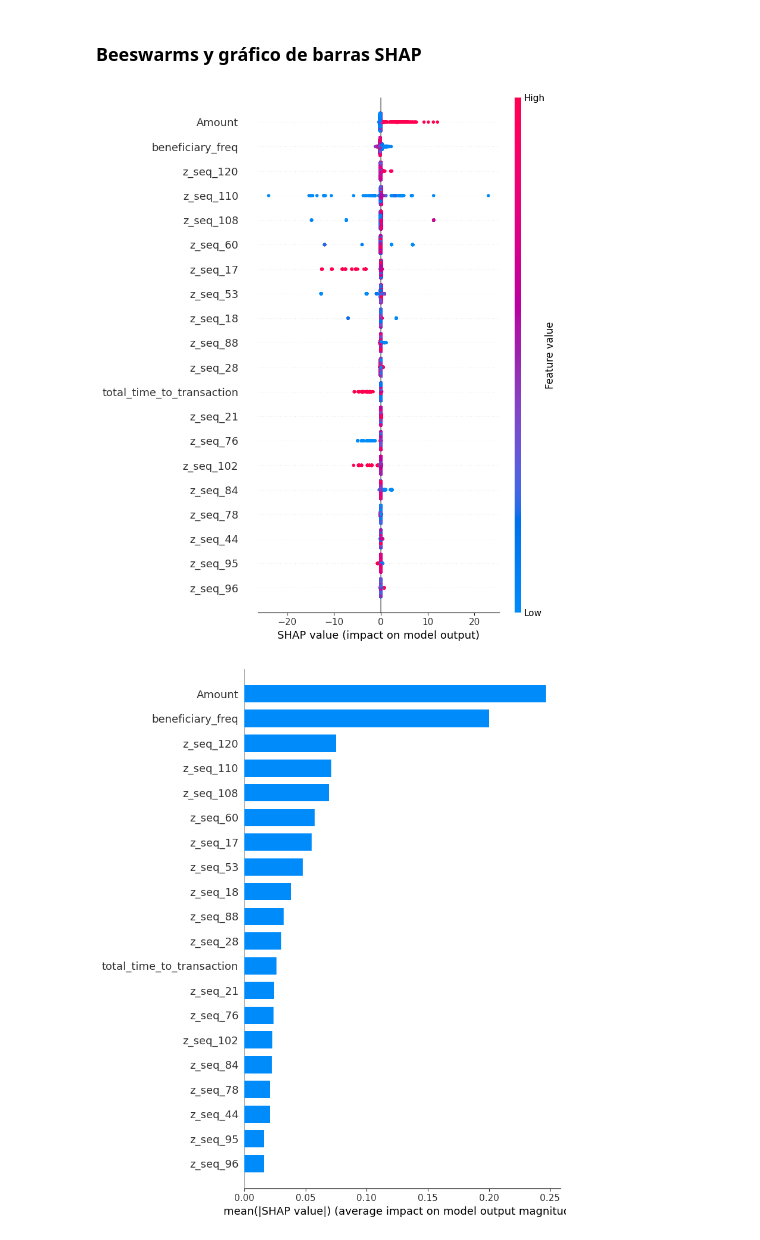
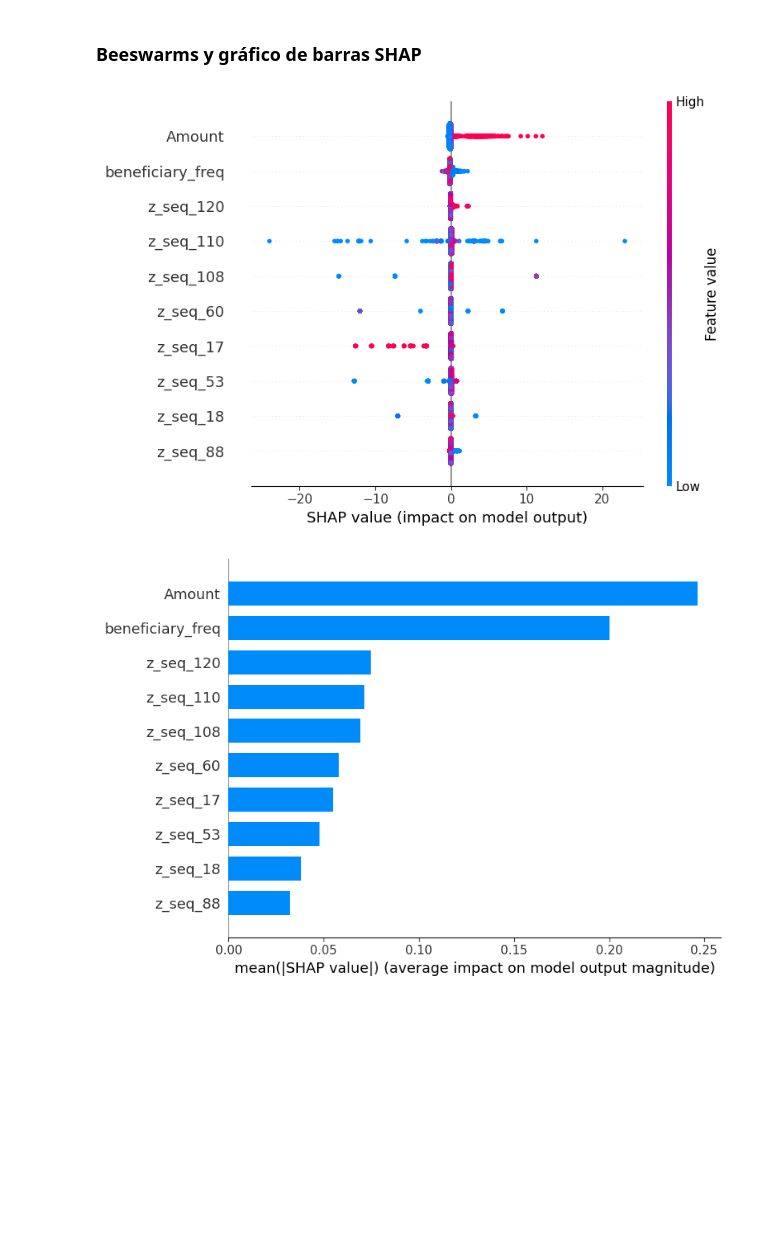
Before and after one commit to dorive/FraudeBdE, a Jupyter notebook: notebooks/04_resultados.ipynb, the cells around one changed output. Cells and saved outputs as stored; diff of their text form; code cells hidden in the pictures; blank space fills up the shorter version.

```diff
--- a/notebooks/04_resultados.ipynb
+++ b/notebooks/04_resultados.ipynb
@@ -91,7 +92,10 @@ def testear_modelo(X_tr, y_train, X_va, y_val, X_te, y_test, best_iters, thr_f1,
     thr_f05_med = float(median(thr_f05))
 
     # 4) Evaluación en TEST
+    t0 = time.perf_counter()
     y_prob_te = clf_final.predict(X_te, num_iteration=final_nrounds)
+    t1 = time.perf_counter()
+    print(f"\nTiempo de inferencia en TEST (por línea): {1e6*(t1 - t0)/X_te.shape[0]:.5f} microsegundos/línea")
 
     pr_auc_te = average_precision_score(y_test, y_prob_te)
     print(f"\nTEST — PR-AUC={pr_auc_te:.4f}")
@@ -272,32 +283,54 @@ def to_2d(values):
 # %%
 
 # Construye nombres de features
 z_dim = Z_test.shape[1]
 z_cols = [f"z_seq_{i}" for i in range(z_dim)]
 feature_names = num_cols + z_cols
 
 X_te = np.hstack([tab_test.values,   Z_test])
 
 # Explainer SHAP
 explainer = shap.TreeExplainer(clf_GBEmbeddings)
 shap_values = explainer.shap_values(
     X_te,
     tree_limit=getattr(clf_GBEmbeddings, "best_iteration", None)
 )
 
 shap_2d = to_2d(shap_values)
 
+# 1) Importancia media absoluta por feature
+mean_abs_shap = np.abs(shap_2d).mean(axis=0)
+
+# 2) Índices de las 10 más importantes (ordenadas de mayor a menor)
+top_idx = np.argsort(mean_abs_shap)[-10:][::-1]
+
+# 3) Filtrar valores y nombres
+shap_top = shap_2d[:, top_idx]
+feature_names_top = [feature_names[i] for i in top_idx]
+
+# 4) Beeswarm solo con top-10
+plt.figure()
+shap.summary_plot(shap_top, X_te[:, top_idx], feature_names=feature_names_top, show=False)
+plt.tight_layout()
+plt.savefig("../informes/figuras/GBEncoder_shap_summary_beeswarm_top10.png", dpi=180, bbox_inches="tight")
+
+# Gráfico de barras solo con top-10
+plt.figure()
+shap.summary_plot(shap_top, X_te[:, top_idx], feature_names=feature_names_top, plot_type="bar", show=False)
+plt.tight_layout()
+plt.savefig("../informes/figuras/GBEncoder_shap_importance_bar_top10.png", dpi=180, bbox_inches="tight")
+
 # Beeswarm
 plt.figure()
 shap.summary_plot(shap_2d, X_te, feature_names=feature_names, show=False)
 plt.tight_layout()
 plt.savefig("../informes/figuras/GBEncoder_shap_summary_beeswarm.png", dpi=180, bbox_inches="tight")
 
 # Gráfico de barras
 plt.figure()
 shap.summary_plot(shap_2d, X_te, feature_names=feature_names, plot_type="bar", show=False)
 plt.tight_layout()
 plt.savefig("../informes/figuras/GBEncoder_shap_importance_bar.png", dpi=180, bbox_inches="tight")
 # %% [output]
-[figure, old version]
+[figure, new version]
-[figure, old version]
+[figure, new version]
```
Also changed, not shown: parts of 7 cells of this notebook, 2 other files.
